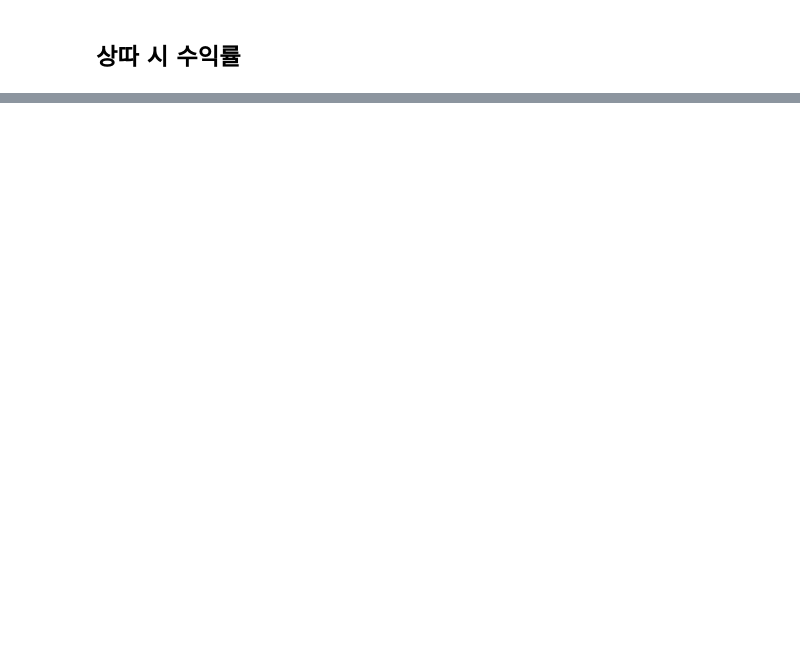
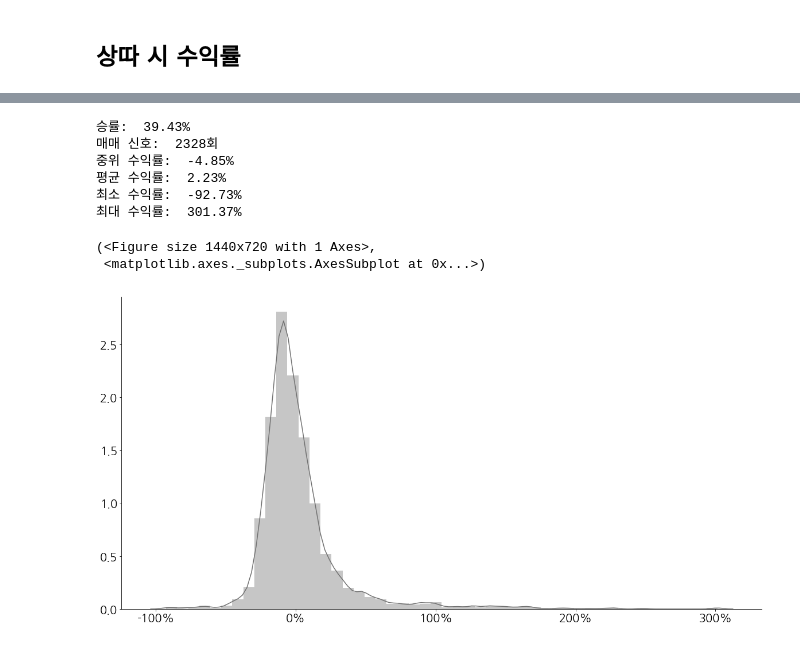
Before and after one commit to mannypac12/WiseData, a Jupyter notebook: 상따 vs 하따.ipynb, the cells around one changed output, grey strips where cells are left out. Saved outputs shown, nothing was run; the diff lists cells and outputs as text; code cells hidden in the pictures; blank space fills up the shorter version.

```diff
--- a/상따 vs 하따.ipynb
+++ b/상따 vs 하따.ipynb
@@ -125,0 +168,15 @@ print("최대 수익률: ",'{:2.2%}'.format(up_max_rt))
+# %%
+KDQ_up_PF.pretty_print()
+# %% [output]
+승률:  39.43%
+매매 신호:  2328회
+중위 수익률:  -4.85%
+평균 수익률:  2.23%
+최소 수익률:  -92.73%
+최대 수익률:  301.37%
+# %%
+KDQ_up_PF.hist_plot()
+# %% [output]
+(<Figure size 1440x720 with 1 Axes>,
+ <matplotlib.axes._subplots.AxesSubplot at 0x...>)
+[figure, added]
```
Also changed, not shown: parts of 24 cells of this notebook, 2 other files.
